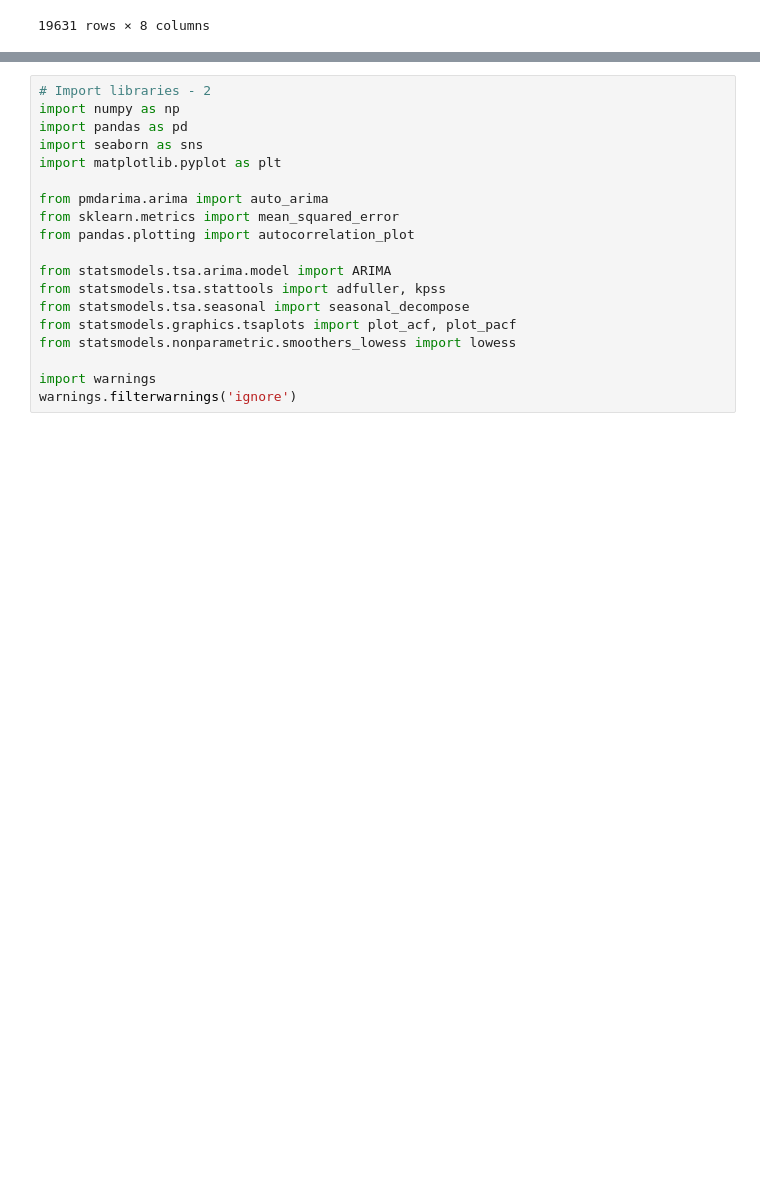
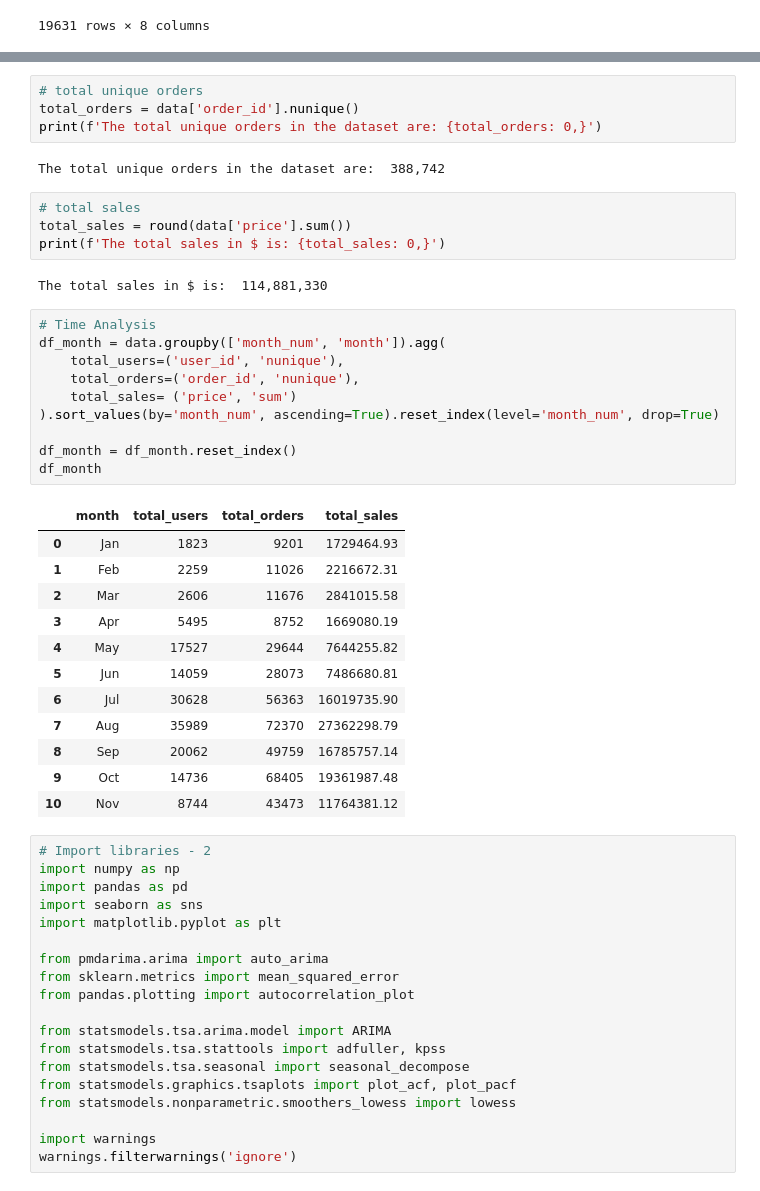
Before and after one commit to harimagar/Data-Science-Project, a Jupyter notebook: RecommendationSystem.ipynb, the cells around one changed output, grey strips where cells are left out. Drawn from its saved outputs; the diff is of its cells as text; blank space fills up the shorter version.

Commit message:
General Analysis

```diff
--- a/RecommendationSystem.ipynb
+++ b/RecommendationSystem.ipynb
@@ -248,3 +375,38 @@ filtered_df
+# %%
+# total unique orders
+total_orders = data['order_id'].nunique()
+print(f'The total unique orders in the dataset are: {total_orders: 0,}')
+# %% [output]
+The total unique orders in the dataset are:  388,742
+# %%
+# total sales
+total_sales = round(data['price'].sum())
+print(f'The total sales in $ is: {total_sales: 0,}')
+# %% [output]
+The total sales in $ is:  114,881,330
+# %%
+# Time Analysis
+df_month = data.groupby(['month_num', 'month']).agg(
+    total_users=('user_id', 'nunique'),
+    total_orders=('order_id', 'nunique'),
+    total_sales= ('price', 'sum')
+).sort_values(by='month_num', ascending=True).reset_index(level='month_num', drop=True)
+
+df_month = df_month.reset_index()
+df_month
+# %% [output]
+|  | month | total_users | total_orders | total_sales |
+| 0 | Jan | 1823 | 9201 | 1729464.93 |
+| 1 | Feb | 2259 | 11026 | 2216672.31 |
+| 2 | Mar | 2606 | 11676 | 2841015.58 |
+| 3 | Apr | 5495 | 8752 | 1669080.19 |
+| 4 | May | 17527 | 29644 | 7644255.82 |
+| 5 | Jun | 14059 | 28073 | 7486680.81 |
+| 6 | Jul | 30628 | 56363 | 16019735.90 |
+| 7 | Aug | 35989 | 72370 | 27362298.79 |
+| 8 | Sep | 20062 | 49759 | 16785757.14 |
+| 9 | Oct | 14736 | 68405 | 19361987.48 |
+| 10 | Nov | 8744 | 43473 | 11764381.12 |
 # %%
 # Import libraries - 2
 import numpy as np
```
Also changed, not shown: parts of 11 cells of this notebook.
